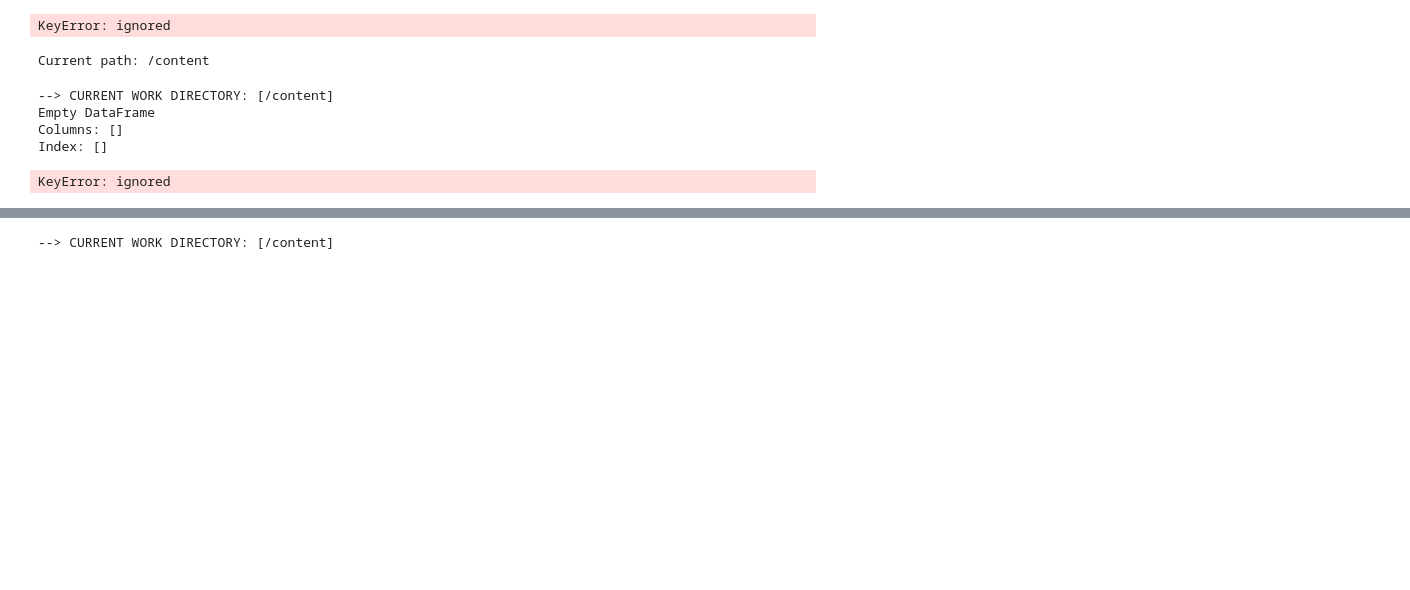
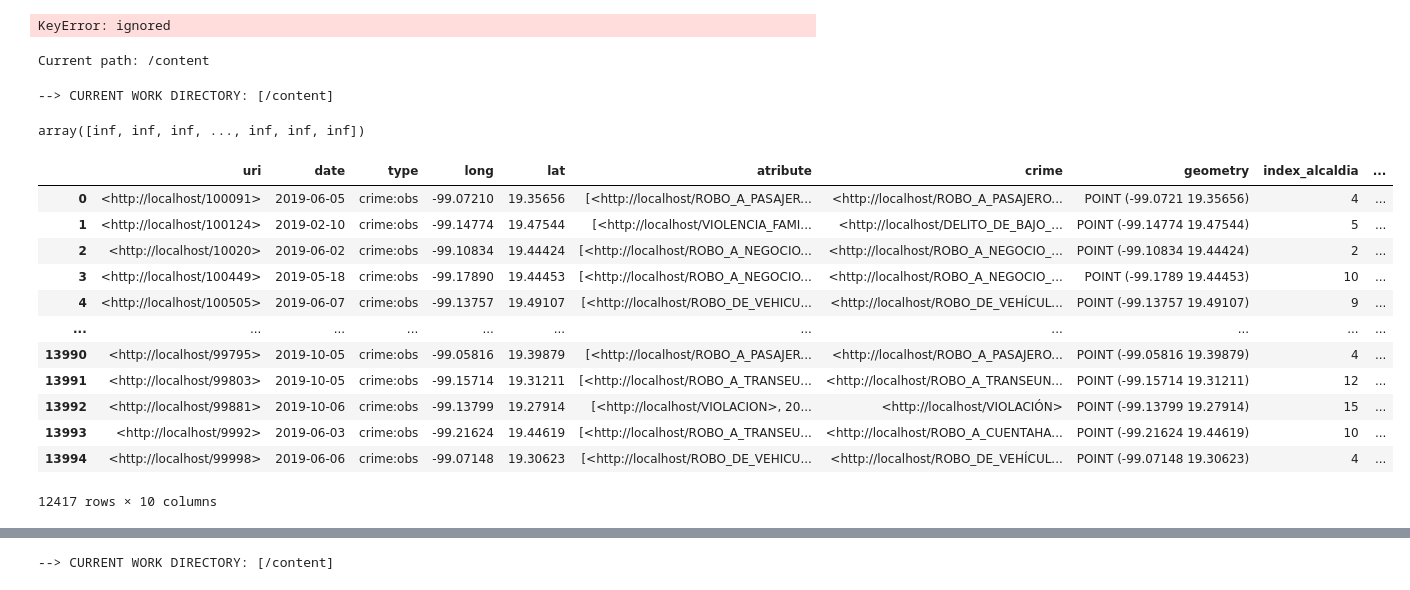
Before and after one commit to Osw1997/tsl, a Jupyter notebook: examples/notebooks/replication_notebook.ipynb, the cells around one changed output, grey strips where cells are left out. Drawn from its saved outputs; the diff is of its cells as text; code cells hidden in the pictures; blank space fills up the shorter version.

```diff
--- a/examples/notebooks/replication_notebook.ipynb
+++ b/examples/notebooks/replication_notebook.ipynb
@@ -121,13 +121,14 @@ import pandas as pd
 import kglab
 import json
 import geopandas as gpd
+from shapely.geometry import Polygon, LineString, Point, MultiPolygon
 
 def contained(geo_df, points_series):
         # Se obtienen los indices/nombre de las alcaldias a la que pertenecen cada punto
         # el conteo puede llevarse a cabo despues con un built-in method "group-by"
         list_belonging = list(map(geo_df['geometry'].contains, points_series))
-        index_geom = [geo_df[x].index[0] for x in list_belonging]
-        name_geo = [geo_df[x]['nomgeo'].item() for x in list_belonging]
+        index_geom = [-1 if x.sum() == 0 else geo_df[x].index[0] for x in list_belonging]
+        name_geo = ['NA' if x.sum() == 0 else geo_df[x]['nomgeo'].item() for x in list_belonging]
         return index_geom, name_geo
 
 #### La matriz de sitancias entre denuncias y denuncias denuncias las podemos calcular asi
@@ -193,8 +194,8 @@ def load_raw():
             ?uri a crime:obs .
             ?uri a ?type .
             ?uri crime:tieneFecha ?date .
-            ?uri geo:lat ?lat .
-            ?uri geo:long ?long .
+            ?uri geo1:lat ?lat .
+            ?uri geo1:long ?long .
 
             ?uri crime:contiene ?atribute .
         }
@@ -205,8 +206,8 @@ def load_raw():
             ?uri a crime:obs .
             ?uri a ?type .
             ?uri crime:tieneFecha ?date .
-            ?uri geo:lat ?lat .
-            ?uri geo:long ?long .
+            ?uri geo1:lat ?lat .
+            ?uri geo1:long ?long .
 
             ?uri crime:edad ?atribute .
         }
@@ -217,8 +218,8 @@ def load_raw():
             ?uri a crime:obs .
             ?uri a ?type .
             ?uri crime:tieneFecha ?date .
-            ?uri geo:lat ?lat .
-            ?uri geo:long ?long .
+            ?uri geo1:lat ?lat .
+            ?uri geo1:long ?long .
 
             ?uri crime:genero ?atribute
         }
@@ -229,7 +230,6 @@ def load_raw():
     df_genero = kg.query_as_df(sparql=sparql_genero)
 
     df_atributes = pd.concat([df_contiene, df_edad, df_genero], ignore_index=True)
-    print(df_contiene)
     df_atributes = df_atributes.groupby(['uri', 'date', 'type', 'long', 'lat'])['atribute'].apply(list).reset_index(name='atribute')
     # df_atributes
 
@@ -243,9 +243,15 @@ def load_raw():
     df_crimes = kg.query_as_df(sparql=sparql_crimes)
     # Join by uri
     df = pd.merge(df_atributes, df_crimes, how="inner", on="uri")
+    # # Let's remove empty lat,long/Invalid rows
+    # # valid_rows = (df["long"] != 0.0) & (df["lat"] != 0.0)
+    # valid_rows = df[""]
+    # df = df[valid_rows]
+    # Se le crea la geometria "Point" a cada crimen segun su longitud/latitud
+    df["geometry"] = df[["long", "lat"]].T.apply(Point)
 
     # Carga geometrias de alcaldias
-    f = open("alcaldias_cdmx.json", encoding='utf8')
+    f = open("/content/tsl/tsl/datasets/raw_files_to_remove/alcaldias_cdmx.json", encoding='utf8')
     json_alcaldias = json.load(f)
 
     ### Mejor usamos directo la funcion de geopandas aunque eso del encoding no jala
@@ -255,25 +261,49 @@ def load_raw():
     # # Encuentra su respectiva alcaldia y las respectivas coordenadas a evaluar
     # if aggregation_level == "alcaldia":
     # Se invoca la funcion y se le agrega la columnas al dataframe
+    # return df, geo_df
     index_geom, name_geo = contained(geo_df, df["geometry"])
     df["index_alcaldia"] = index_geom
     df["nombre_alcaldia"] = name_geo
+    # Let's remove empty lat,long/Invalid rows
+    valid_rows = (df["index_alcaldia"] != -1)
+    df = df[valid_rows]
 
     # # Con esta funcion obtenemos la distancia de cada denuncia con respecto a cada denuncia
-    # dist = distance_matrix_crimes(denuncias_df)
+    dist = distance_matrix_crimes(df)
+    # path = "crime_cdmx_dist.npy"
+    # np.save(path, dist)
 
-    # Carga la matriz de distancias desde el archivo .npy
-    path = os.path.join('', 'crime_cdmx_dist.npy')
-    dist = np.load(path)
+    # # Carga la matriz de distancias desde el archivo .npy
+    # path = os.path.join('', 'crime_cdmx_dist.npy')
+    # dist = np.load(path)
 
     return df, dist
 # %% [output]
 Current path: /content
-# %%
-load_raw()
-# %% [output]
---> CURRENT WORK DIRECTORY: [/content]
-Empty DataFrame
-Columns: []
-Index: []
-KeyError: ignored
+# %%
+dft, dist = load_raw()
+# %% [output]
+--> CURRENT WORK DIRECTORY: [/content]
+# %%
+path = os.path.join('', 'crime_cdmx_dist.npy')
+dist = np.load(path)
+dist[0]
+# %% [output]
+array([inf, inf, inf, ..., inf, inf, inf])
+# %%
+dft
+# %% [output]
+|  | uri | date | type | long | lat | atribute | crime | geometry | index_alcaldia | ... |
+| 0 | <http://localhost/100091> | 2019-06-05 | crime:obs | -99.07210 | 19.35656 | [<http://localhost/ROBO_A_PASAJER... | <http://localhost/ROBO_A_PASAJERO... | POINT (-99.0721 19.35656) | 4 | ... |
+| 1 | <http://localhost/100124> | 2019-02-10 | crime:obs | -99.14774 | 19.47544 | [<http://localhost/VIOLENCIA_FAMI... | <http://localhost/DELITO_DE_BAJO_... | POINT (-99.14774 19.47544) | 5 | ... |
+| 2 | <http://localhost/10020> | 2019-06-02 | crime:obs | -99.10834 | 19.44424 | [<http://localhost/ROBO_A_NEGOCIO... | <http://localhost/ROBO_A_NEGOCIO_... | POINT (-99.10834 19.44424) | 2 | ... |
+| 3 | <http://localhost/100449> | 2019-05-18 | crime:obs | -99.17890 | 19.44453 | [<http://localhost/ROBO_A_NEGOCIO... | <http://localhost/ROBO_A_NEGOCIO_... | POINT (-99.1789 19.44453) | 10 | ... |
+| 4 | <http://localhost/100505> | 2019-06-07 | crime:obs | -99.13757 | 19.49107 | [<http://localhost/ROBO_DE_VEHICU... | <http://localhost/ROBO_DE_VEHÍCUL... | POINT (-99.13757 19.49107) | 9 | ... |
+| ... | ... | ... | ... | ... | ... | ... | ... | ... | ... | ... |
+| 13990 | <http://localhost/99795> | 2019-10-05 | crime:obs | -99.05816 | 19.39879 | [<http://localhost/ROBO_A_PASAJER... | <http://localhost/ROBO_A_PASAJERO... | POINT (-99.05816 19.39879) | 4 | ... |
+| 13991 | <http://localhost/99803> | 2019-10-05 | crime:obs | -99.15714 | 19.31211 | [<http://localhost/ROBO_A_TRANSEU... | <http://localhost/ROBO_A_TRANSEUN... | POINT (-99.15714 19.31211) | 12 | ... |
+| 13992 | <http://localhost/99881> | 2019-10-06 | crime:obs | -99.13799 | 19.27914 | [<http://localhost/VIOLACION>, 20... | <http://localhost/VIOLACIÓN> | POINT (-99.13799 19.27914) | 15 | ... |
+| 13993 | <http://localhost/9992> | 2019-06-03 | crime:obs | -99.21624 | 19.44619 | [<http://localhost/ROBO_A_TRANSEU... | <http://localhost/ROBO_A_CUENTAHA... | POINT (-99.21624 19.44619) | 10 | ... |
+| 13994 | <http://localhost/99998> | 2019-06-06 | crime:obs | -99.07148 | 19.30623 | [<http://localhost/ROBO_DE_VEHICU... | <http://localhost/ROBO_DE_VEHÍCUL... | POINT (-99.07148 19.30623) | 4 | ... |
+12417 rows × 10 columns
```
Also changed, not shown: parts of 11 cells of this notebook.
